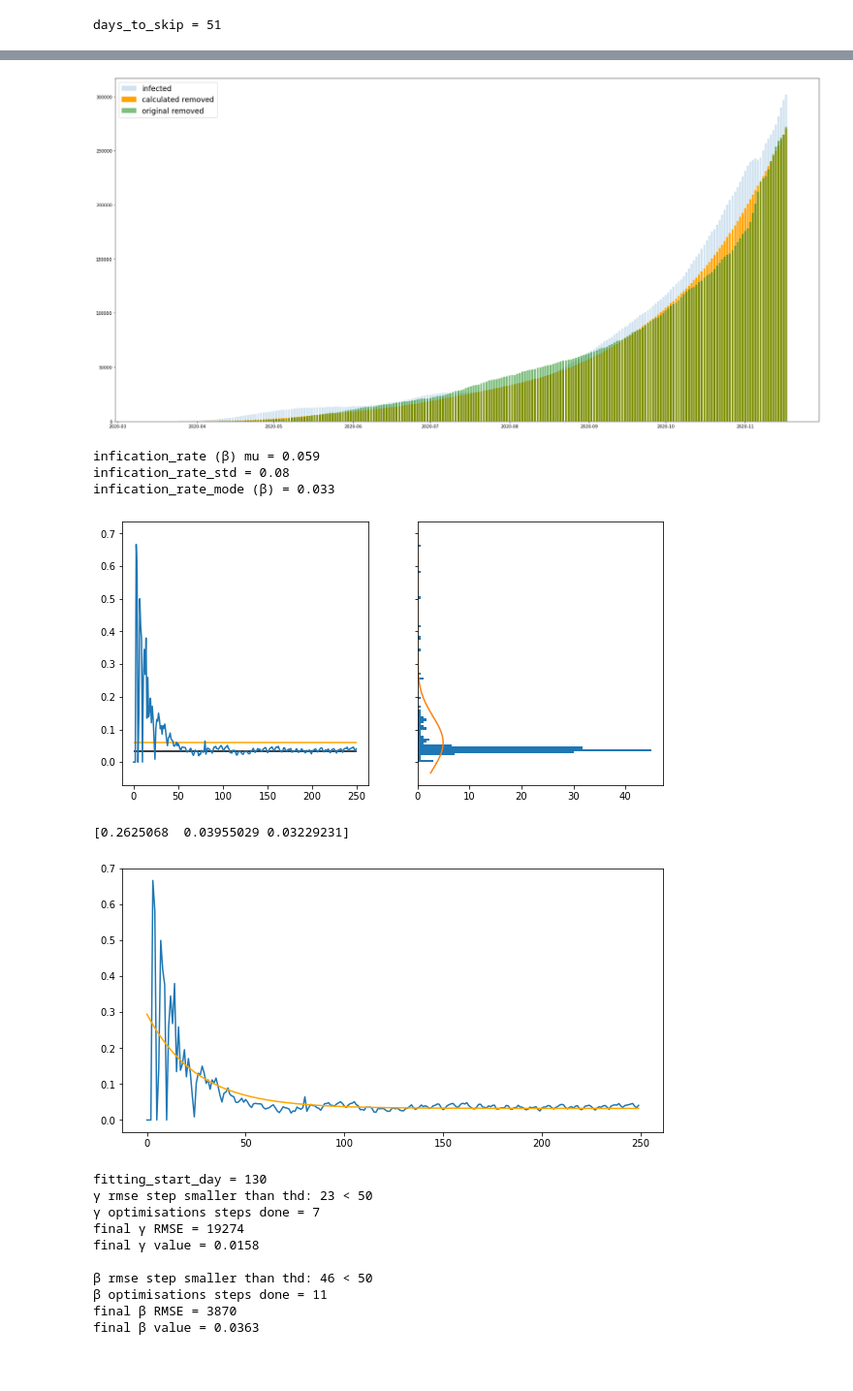
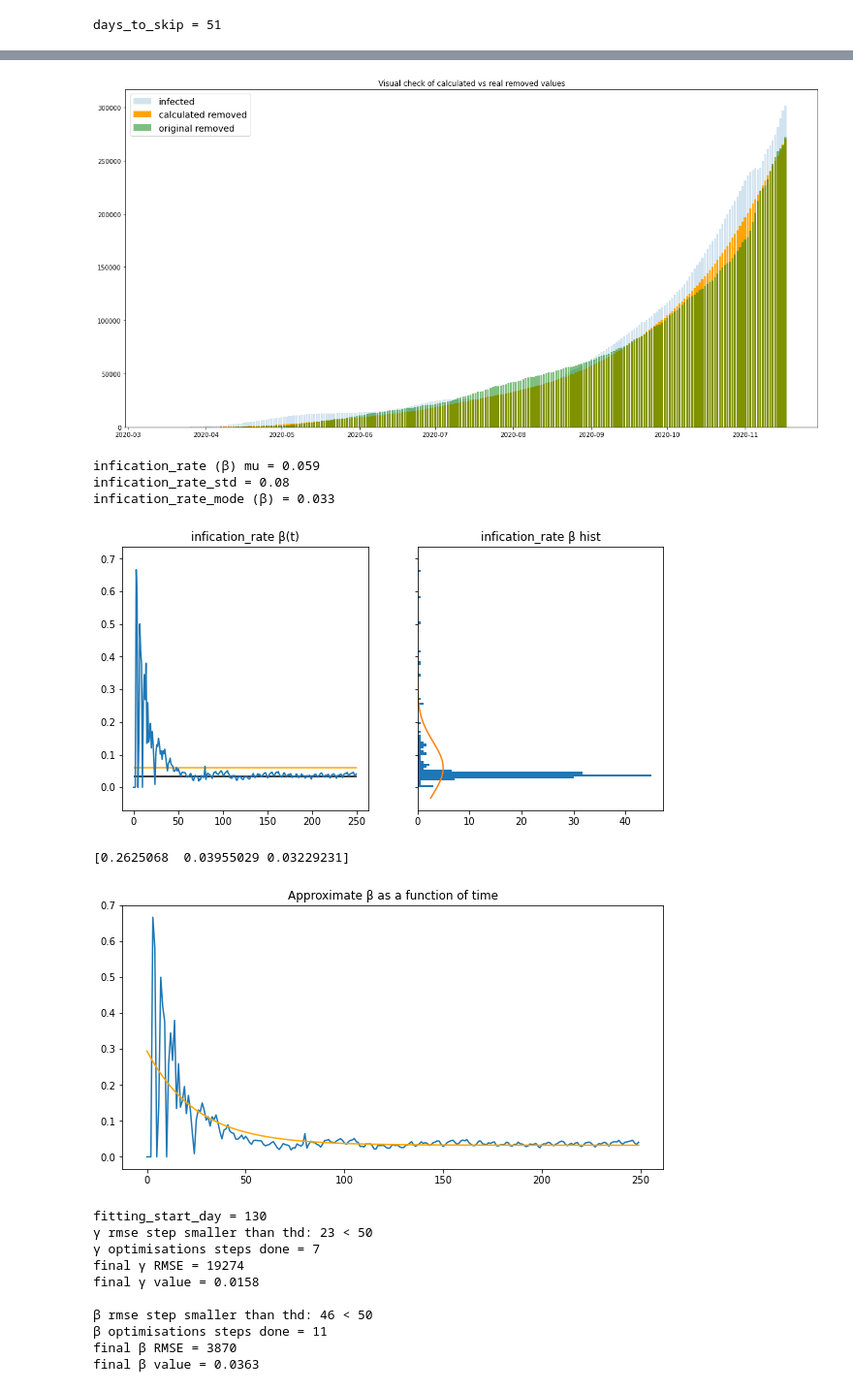
Before and after one commit to FelisLynx/corona_predictor, a Jupyter notebook: corona_predictor_SIR.ipynb, the cells around one changed output, grey strips where cells are left out. Shown at 97% size. Saved outputs shown, nothing was run; the diff lists cells and outputs as text; code cells hidden in the pictures; blank space fills up the shorter version.

```diff
--- a/corona_predictor_SIR.ipynb
+++ b/corona_predictor_SIR.ipynb
@@ -94,7 +90,7 @@ days_to_skip = 51
 # %%
 #visual check of imported data
 
-plt.rcParams["figure.figsize"] = [30,15]
+plt.rcParams["figure.figsize"] = [20,10]
 fig = plt.figure()
 
 plt.bar(dates, confirmed, alpha=0.5, label="confirmed")
@@ -102,7 +98,8 @@ plt.plot(dates, infected, color="red", alpha=0.5, label="infected")
 plt.plot(dates, removed, color="gray", label="removed")
 plt.bar(dates, recovered, color="green", label="recovered")
 plt.bar(dates, deaths, color="black", label="deaths")
-plt.legend(fontsize="xx-large")
+plt.legend(fontsize="x-large")
+plt.title("Visualising imported data")
 
 plt.show()
 # %% [output]
@@ -142,17 +142,18 @@ days in infected (1/γ) = 57.0
 
 calculated_removed = np.cumsum(removal_rate*infected)
 
-plt.rcParams["figure.figsize"] = [30,15]
+plt.rcParams["figure.figsize"] = [20,10]
 fig = plt.figure()
 
 plt.bar(dates, infected, alpha=0.2, label="infected")
 plt.bar(dates, calculated_removed, color="orange", label="calculated removed")
 plt.bar(dates, removed, color="green", alpha=0.5, label="original removed")
-plt.legend(fontsize="xx-large")
+plt.legend(fontsize="x-large")
+plt.title("Visual check of calculated vs real removed values")
 
 plt.show()
 # %% [output]
-[figure, old version]
+[figure, new version]
 # %%
 #https://index.minfin.com.ua/ua/reference/people/
 #Nation = 41724000 #original minfin value
@@ -160,34 +161,37 @@ plt.show()
 Nation = 40000000
 
 infication_rate_arr = (Nation * (d_infected + d_removed)) / (infected * (Nation - infected - removed))
 
 infication_rate, infication_rate_std = norm.fit(infication_rate_arr)
 print("infication_rate (β) mu =", round(infication_rate, 3))
 print("infication_rate_std =", round(infication_rate_std, 3))
 
 plt.rcParams["figure.figsize"] = [10,5]
 fig, (ax1, ax2) = plt.subplots(1, 2, sharey=True)
 
 ax1.plot(infication_rate_arr)
 a = ax2.hist(infication_rate_arr, bins=100, density=True, orientation="horizontal")
 max_pos = [i for i, j in enumerate(a[0]) if j == max(a[0])][0]
 infication_rate_mode = a[1][max_pos]
 print("infication_rate_mode (β) =", round(infication_rate_mode, 3))
 
 ax1.hlines(infication_rate_mode, 0, len(infication_rate_arr))
 ax1.hlines(infication_rate, 0, len(infication_rate_arr), color="orange")
 
 xmin, xmax = ax2.get_ylim()
 x = np.linspace(xmin, xmax, 100)
 p = norm.pdf(x, infication_rate, infication_rate_std)
 ax2.plot(p, x)
 
+ax1.set_title("infication_rate β(t)")
+ax2.set_title("infication_rate β hist")
+
 plt.show()
 # %% [output]
 infication_rate (β) mu = 0.059
 infication_rate_std = 0.08
 infication_rate_mode (β) = 0.033
-[figure, old version]
+[figure, new version]
 # %%
 #approximate B as a function of time
 
@@ -211,10 +215,12 @@ fig = plt.figure()
 plt.plot(infication_rate_arr)
 plt.plot(inf_r_opt_curve, color="orange")
 
+plt.title("Approximate β as a function of time")
+
 plt.show()
 # %% [output]
 [0.2625068  0.03955029 0.03229231]
-[figure, old version]
+[figure, new version]
 # %%
 # params for fitting, run fitting once!!!
 fitting_start_day = 130
```
Also changed, not shown: parts of 7 cells of this notebook.
